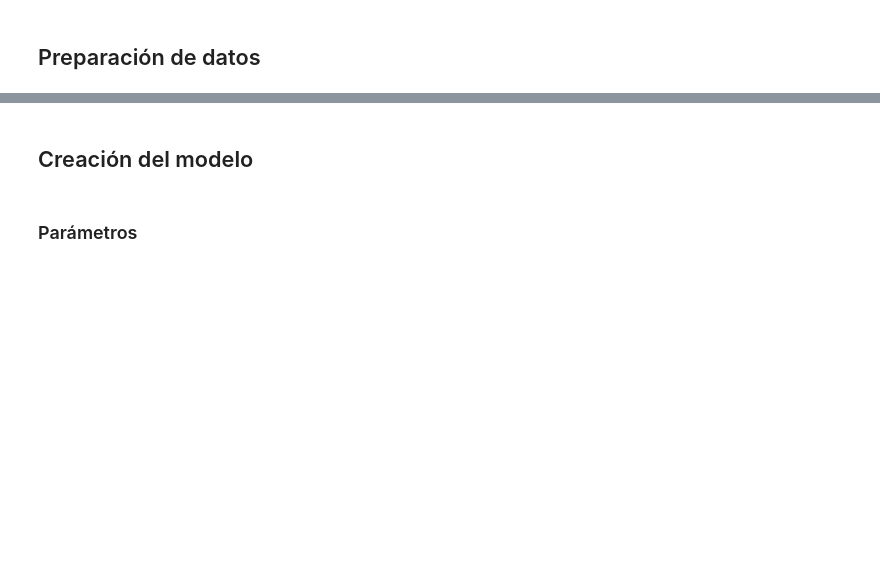
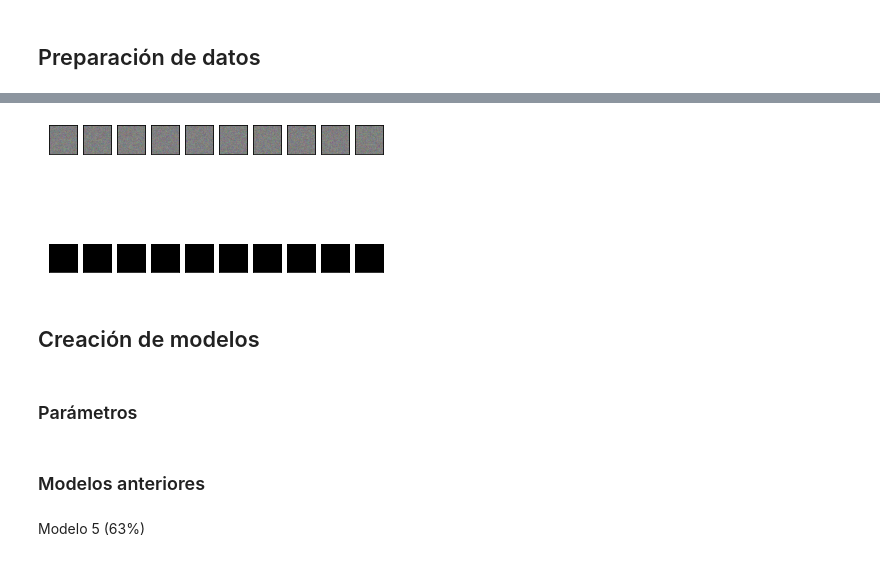
Before and after one commit to JoMarchant/SportsImageClassification, a Jupyter notebook: SportsImageClassifier.ipynb, the cells around one changed output, grey strips where cells are left out. Saved outputs shown, nothing was run; the diff lists cells and outputs as text; code cells hidden in the pictures; blank space fills up the shorter version.

```diff
--- a/SportsImageClassifier.ipynb
+++ b/SportsImageClassifier.ipynb
@@ -87,6 +125,35 @@ Found 500 files belonging to 100 classes.
+# %%
+# Prueba con clases Frisbee y Sky Surfing
+Xtrain_vae = image_dataset_from_directory('vae', labels=None, image_size=(224, 224), batch_size=5, shuffle=True)
+vae.compile(optimizer=keras.optimizers.Adam())
+vae.fit(Xtrain_vae, epochs=500, batch_size=5)
+# %%
+scale = 1.0
+n = 10
+random_latent_vectors  = np.random.random((10, 224, 224, 3))
+decoded_imgs  = vae.predict(random_latent_vectors)
+for i in range(n):
+    ax = plt.subplot(2, n, i + 1)
+    plt.imshow(random_latent_vectors[i].reshape(224, 224, 3))
+    # plt.gray()
+    ax.get_xaxis().set_visible(False)
+    ax.get_yaxis().set_visible(False)
+
+    ax = plt.subplot(2, n, i + 1 + n)
+    plt.imshow(decoded_imgs[i].reshape(224, 224, 3))
+    # plt.gray()
+    ax.get_xaxis().set_visible(False)
+    ax.get_yaxis().set_visible(False)
+plt.show()
+# %% [output]
+[figure, added]
 # %% [markdown]
-## Creación del modelo
+## Creación de modelos
 # %% [markdown]
 ### Parámetros
 # %%
 IMG_SIZE = (224, 224, 3)
+# %% [markdown]
+### Modelos anteriores
+# %% [markdown]
+Modelo 5 (63%)
```
Also changed, not shown: parts of 22 cells of this notebook, 4 other files.
